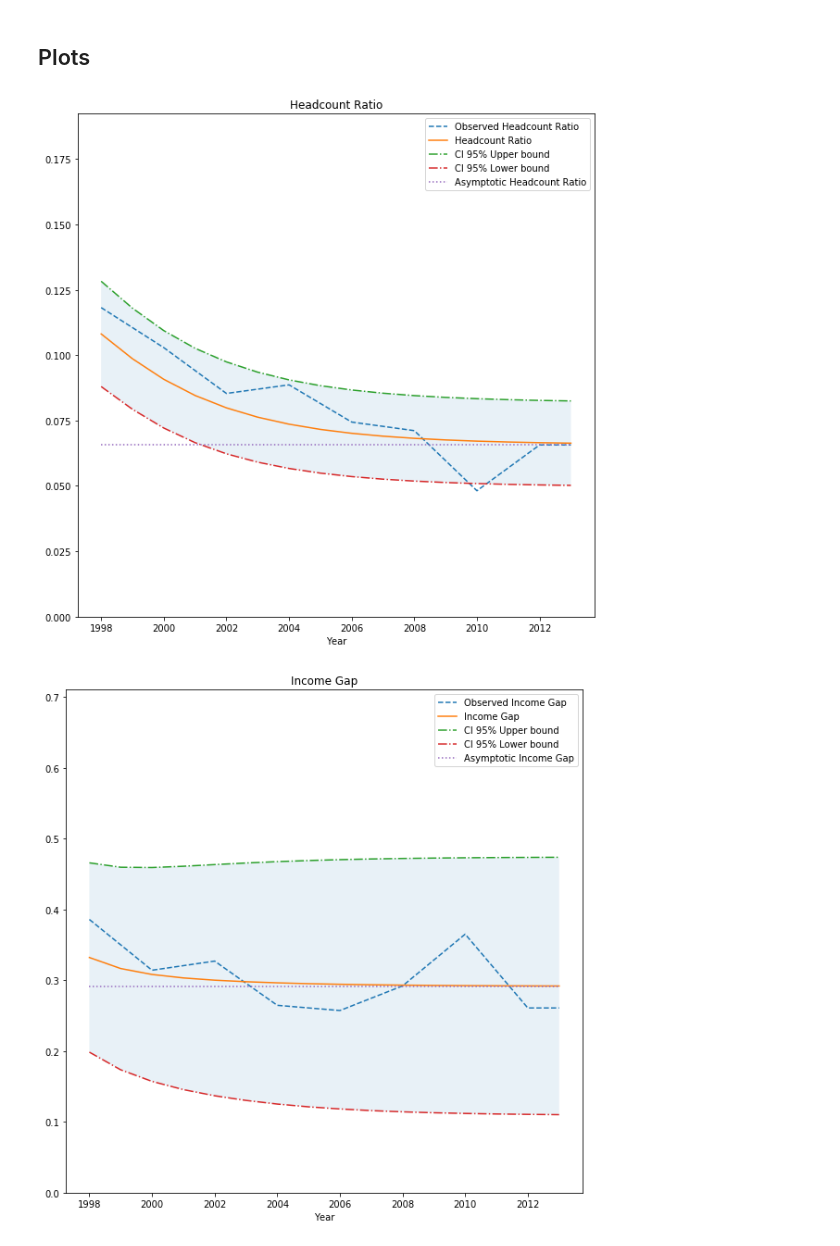
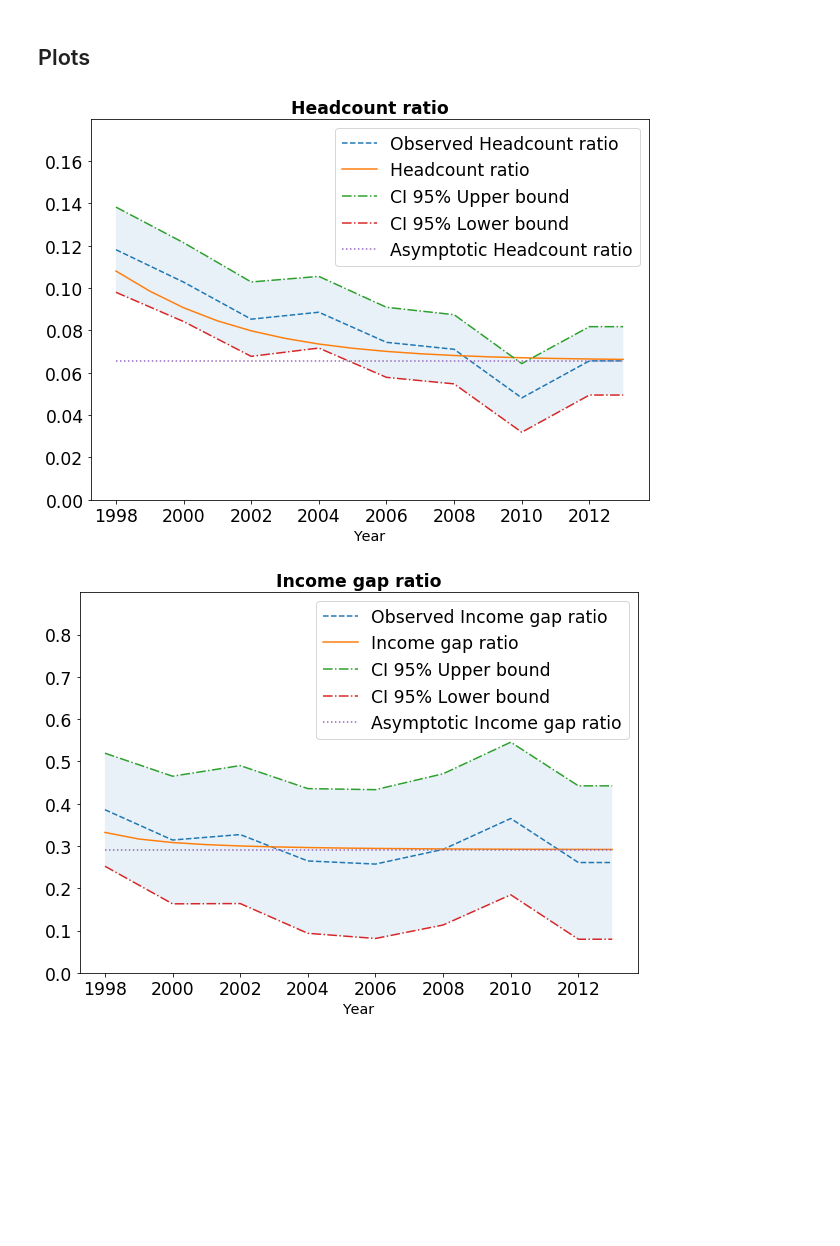
Before and after one commit to ricdeblasis/DynamicPovertyIndexes, a Jupyter notebook: CLTpovertyFinal.ipynb, the cells around one changed output. Drawn from its saved outputs; the diff is of its cells as text; code cells hidden in the pictures; blank space fills up the shorter version.

```diff
--- a/CLTpovertyFinal.ipynb
+++ b/CLTpovertyFinal.ipynb
@@ -441,19 +503,19 @@ def conf_intervals(indexes, var, N, alpha=0.05):
     # headcount ratio
     H = indexes[0]
     var_H = var[0]
-    ci_H = [H+sign*z*np.sqrt(var_H/N) for sign in [-1,1]]
+    ci_H = [sign*z*np.sqrt(var_H/N) for sign in [-1,1]]
     # Income gap
     I = indexes[1]
     var_I = var[1]
-    ci_I = [I+sign*z*np.sqrt(var_I/N) for sign in [-1,1]]
+    ci_I = [sign*z*np.sqrt(var_I/N) for sign in [-1,1]]
     # Gini
     G = indexes[2]
     var_G = var[2]
-    ci_G = [G+sign*z*np.sqrt(var_G/N) for sign in [-1,1]]
+    ci_G = [sign*z*np.sqrt(var_G/N) for sign in [-1,1]]
     # Sen
     S = indexes[3]
     var_S = var[3]
-    ci_S = [S+sign*z*np.sqrt(var_S/N) for sign in [-1,1]]
+    ci_S = [sign*z*np.sqrt(var_S/N) for sign in [-1,1]]
     return [ci_H[0],ci_H[1],ci_I[0],ci_I[1],ci_G[0],ci_G[1],ci_S[0],ci_S[1]]
 
 # computation of the asymptotic indexes
@@ -469,11 +531,11 @@ def poverty_indexes_inf(G, y, y_p, yx):
 # %%
 P_hat = get_P(df[['NQUEST','Ce']])
 print('Transition probability matrix')
-print(P_hat)
+print(P_hat.round(2))
 
 G_hat = (logm(P_hat)/2) # equation (3.6)
 print('Generator Matrix')
-print(G_hat)
+print(G_hat.round(2))
 
 # estimate initial distribution using only 1998
 mu_1998 = np.array(df[df['ANNO']==1998].groupby('Ce')['Ce'].count()/len(df[df['ANNO']==1998])).reshape(3,1)
@@ -492,15 +554,17 @@ int_gini_sigma_1 = integral_gini_sigma(df[(df['Ce']==0)])
 int_gini_sigma_2 = integral_gini_sigma(df[(df['Ce']==1)])
 # average of |y-x|
 yx = df.groupby('Ce')['Ye'].apply(lambda s: s.apply(lambda x: np.abs(x-s)).mean().mean()).to_list()
+print(yx)
 # second moment of income distribution
 y2 = (df['Ye']**2).groupby(df['Ce']).mean().tolist()
+print(y2)
 
 # computation of poverty indexes based on generator matrix G and initial ditribution mu
 poverty = []
 i = []
 for t in range(1998,2014):
     P = expm((t-1997)*G_hat)
-    sub_df = df[(df['Ce']<2)&(df['ANNO']==t)].copy()
+#     sub_df = df[(df['Ce']<2)&(df['ANNO']==t)].copy()
 #     if not sub_df.empty:
 #         int_gini = integral_gini(sub_df)
 #         int_gini_0 = integral_gini(sub_df[sub_df['Ce']==0])
@@ -527,6 +591,9 @@ poverty['H_obs'] = (df[df['Ce']<2].groupby(['ANNO'])['Ye'].count()/df.groupby(['
 poverty['I_obs'] = 1-df[df['Ce']<2].groupby('ANNO')['Ye'].sum()/(yp*df[df['Ce']<2].groupby(['ANNO'])['Ye'].count())
 poverty['G_obs'] = df[(df['Ce']<2)].groupby('ANNO').apply(lambda h: h['Ye'].apply(lambda l: np.abs(l-h['Ye']).sum()).sum())/(2*df[df['Ce']<2].groupby(['ANNO'])['Ye'].count()*df[df['Ce']<2].groupby('ANNO')['Ye'].sum())
 poverty['S_obs'] = poverty['H_obs']*(poverty['I_obs']+(1-poverty['I_obs'])*poverty['G_obs'])
+for i, title in {'H':'Headcount ratio','I':'Income gap ratio','G':'Gini index','S':'Sen index'}.items():
+    poverty[i+'_U'] = poverty[i+'_U']+poverty[i+'_obs']
+    poverty[i+'_L'] = poverty[i+'_L']+poverty[i+'_obs']
 # interpolate missing observed values
 poverty.interpolate(inplace=True)
 poverty
@@ -567,13 +636,18 @@ N: 914
 # %% [markdown]
 ## Plots
 # %%
-for i, title in {'H':'Headcount Ratio','I':'Income Gap','G':'Gini Index','S':'Sen Index'}.items():
-    ax = poverty[[i+'_obs',i,i+'_U',i+'_L',i+'_inf']].ffill().plot(figsize=(10,10), style={i+'_obs':'--',i:'-',i+'_L':'-.',i+'_U':'-.',i+'_inf':':'},
-                                                              title=title)
-    ax.legend(('Observed '+title, title, 'CI 95% Upper bound', 'CI 95% Lower bound', 'Asymptotic '+title))
+for i, title in {'H':'Headcount ratio','I':'Income gap ratio','G':'Gini index','S':'Sen index'}.items():
+    ax = poverty[[i+'_obs',i,i+'_U',i+'_L',i+'_inf']].ffill().plot(figsize=(10,7),
+                                                                   style={i+'_obs':'--',i:'-',i+'_L':'-.',i+'_U':'-.',i+'_inf':':'})
+    ax.set_title(title, fontweight='bold', fontsize='xx-large')
+    ax.legend(('Observed '+title, title, 'CI 95% Upper bound', 'CI 95% Lower bound', 'Asymptotic '+title), fontsize='xx-large')
     ax.fill_between(poverty.index, poverty[i+'_U'], poverty[i+'_L'], alpha=0.1)
-    ax.set_xlabel('Year')
-    ax.set_ylim([0,poverty[i+'_U'].max()*1.5])
+    ax.set_xlabel('Year', fontsize='x-large')
+    ax.tick_params(axis='both', which='major', labelsize='xx-large')
+    ax.set_ylim([0,poverty[i+'_U'].max()*1.3])
+    if i=='I':
+        ax.set_ylim([0,poverty[i+'_U'].max()*1.65])
+    plt.pyplot.savefig(f'{i}.png', bbox_inches = 'tight')
 # %% [output]
-[figure, old version]
+[figure, new version]
-[figure, old version]
+[figure, new version]
```
Also changed, not shown: parts of 17 cells of this notebook.
